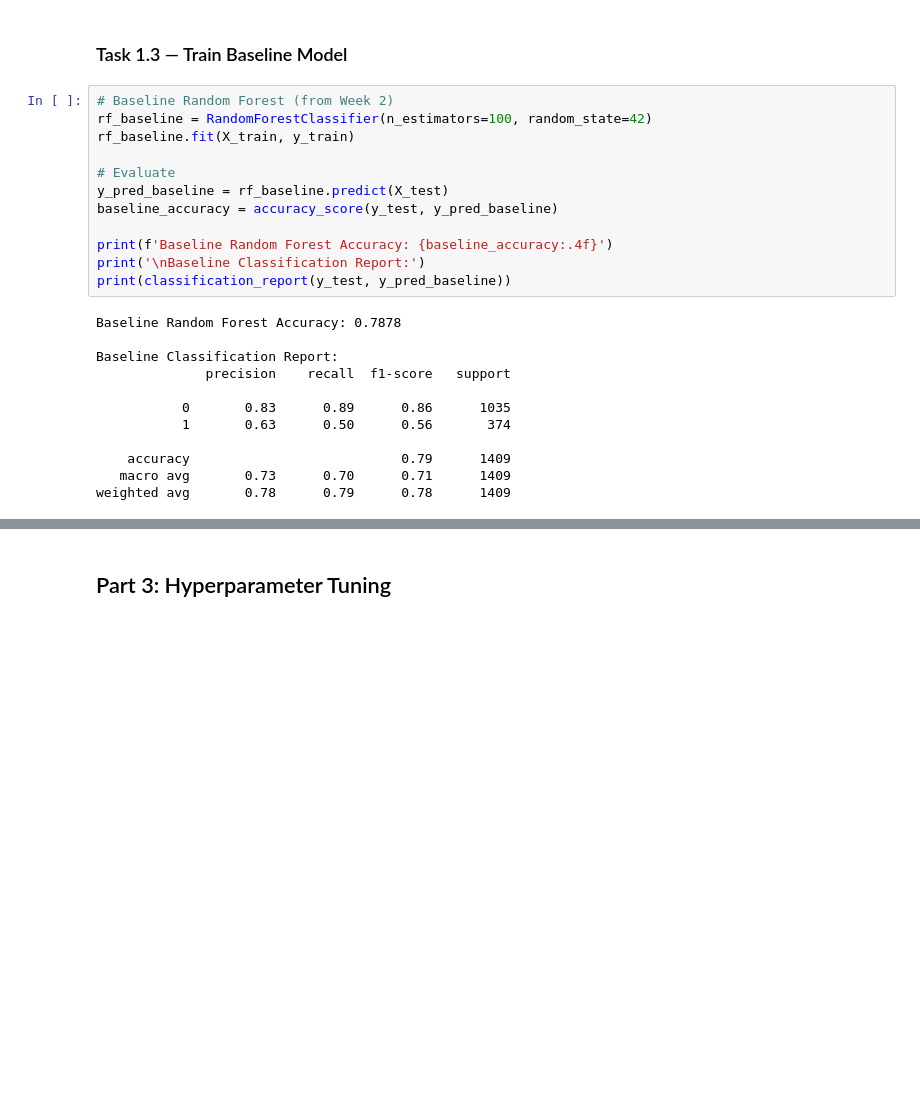
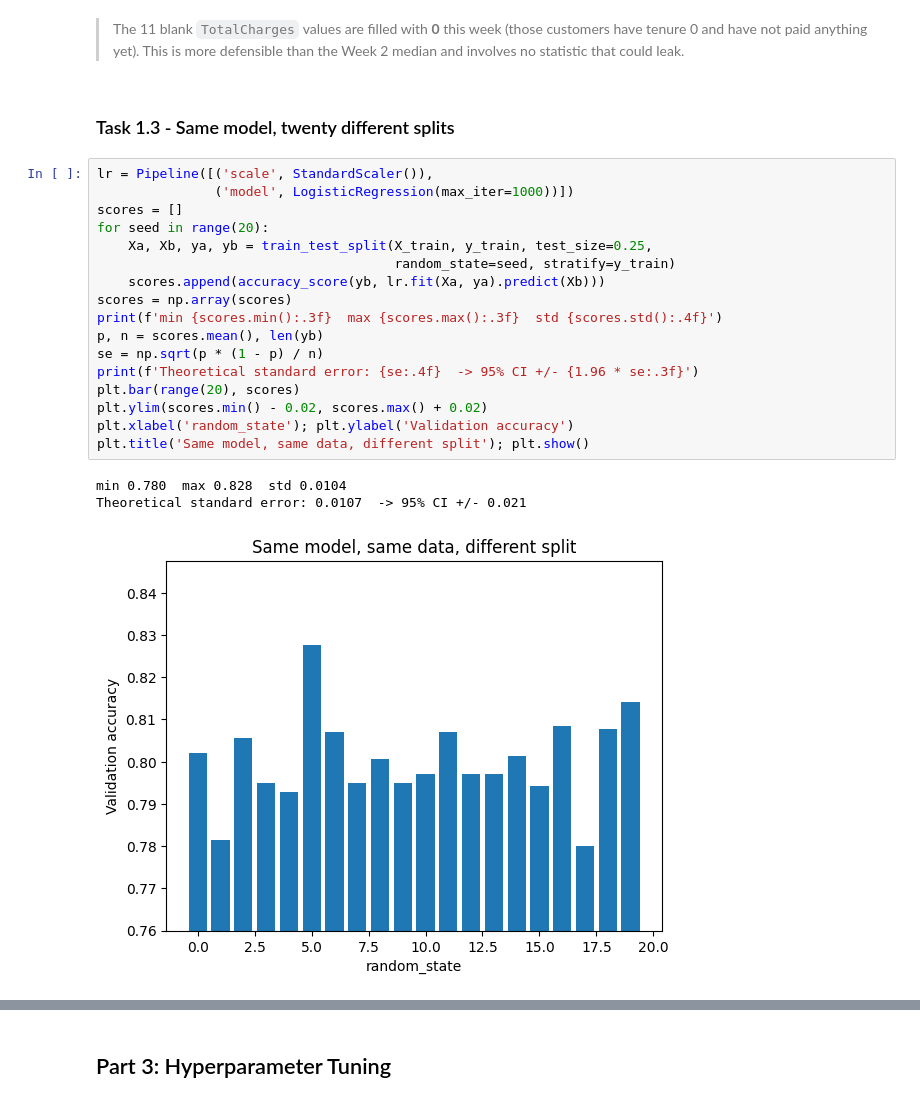
Before and after one commit to Raheel-Ijaz/customer-churn-prediction, a Jupyter notebook: week3_optimization.ipynb, the cells around one changed output, grey strips where cells are left out. Saved outputs shown, nothing was run; the diff lists cells and outputs as text; blank space fills up the shorter version.

Commit message:
Complete Week 3: Model optimization, clustering, PCA, and final pipeline

```diff
--- a/week3_optimization.ipynb
+++ b/week3_optimization.ipynb
@@ -74,26 +64,25 @@ Test samples: 1409
+# %% [markdown]
+> The 11 blank `TotalCharges` values are filled with **0** this week (those customers have tenure 0 and have not paid anything yet). This is more defensible than the Week 2 median and involves no statistic that could leak.
 # %% [markdown]
-### Task 1.3 — Train Baseline Model
+### Task 1.3 - Same model, twenty different splits
-# %%
-# Baseline Random Forest (from Week 2)
-rf_baseline = RandomForestClassifier(n_estimators=100, random_state=42)
-rf_baseline.fit(X_train, y_train)
-
-# Evaluate
-y_pred_baseline = rf_baseline.predict(X_test)
-baseline_accuracy = accuracy_score(y_test, y_pred_baseline)
-
-print(f'Baseline Random Forest Accuracy: {baseline_accuracy:.4f}')
-print('\nBaseline Classification Report:')
-print(classification_report(y_test, y_pred_baseline))
-# %% [output]
-Baseline Random Forest Accuracy: 0.7878
-
-Baseline Classification Report:
-              precision    recall  f1-score   support
-
-           0       0.83      0.89      0.86      1035
-           1       0.63      0.50      0.56       374
-
-    accuracy                           0.79      1409
-   macro avg       0.73      0.70      0.71      1409
-weighted avg       0.78      0.79      0.78      1409
+# %%
+lr = Pipeline([('scale', StandardScaler()),
+               ('model', LogisticRegression(max_iter=1000))])
+scores = []
+for seed in range(20):
+    Xa, Xb, ya, yb = train_test_split(X_train, y_train, test_size=0.25,
+                                      random_state=seed, stratify=y_train)
+    scores.append(accuracy_score(yb, lr.fit(Xa, ya).predict(Xb)))
+scores = np.array(scores)
+print(f'min {scores.min():.3f}  max {scores.max():.3f}  std {scores.std():.4f}')
+p, n = scores.mean(), len(yb)
+se = np.sqrt(p * (1 - p) / n)
+print(f'Theoretical standard error: {se:.4f}  -> 95% CI +/- {1.96 * se:.3f}')
+plt.bar(range(20), scores)
+plt.ylim(scores.min() - 0.02, scores.max() + 0.02)
+plt.xlabel('random_state'); plt.ylabel('Validation accuracy')
+plt.title('Same model, same data, different split'); plt.show()
+# %% [output]
+min 0.780  max 0.828  std 0.0104
+Theoretical standard error: 0.0107  -> 95% CI +/- 0.021
+[figure, added]
```
Also changed, not shown: parts of 91 cells of this notebook, 2 other files.
